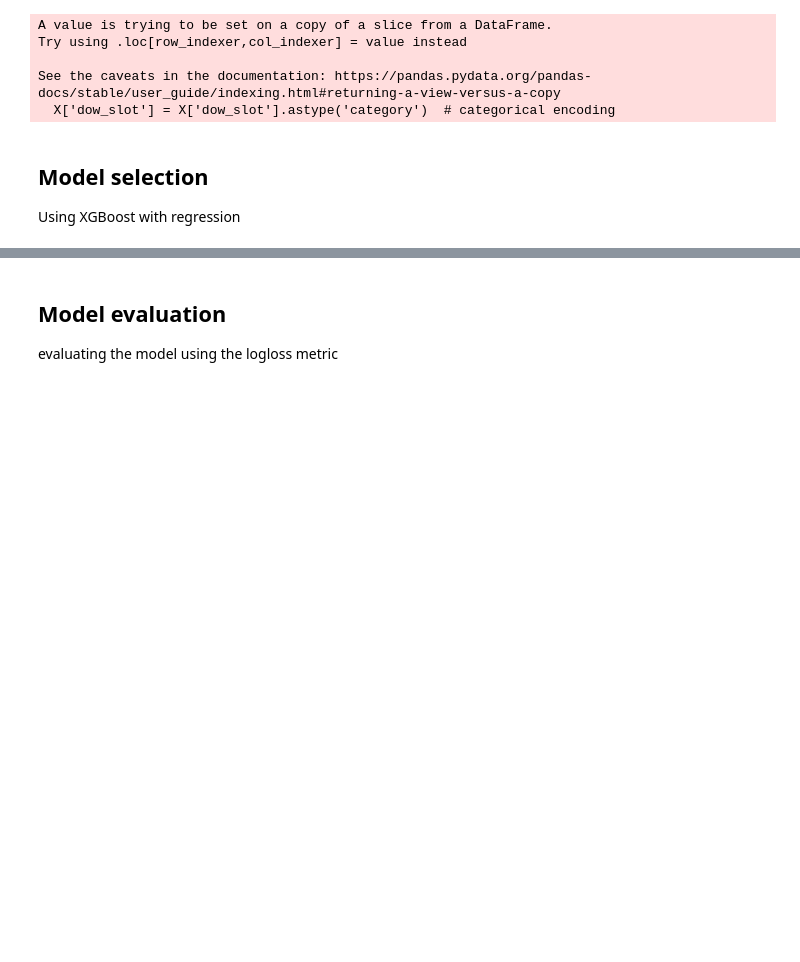
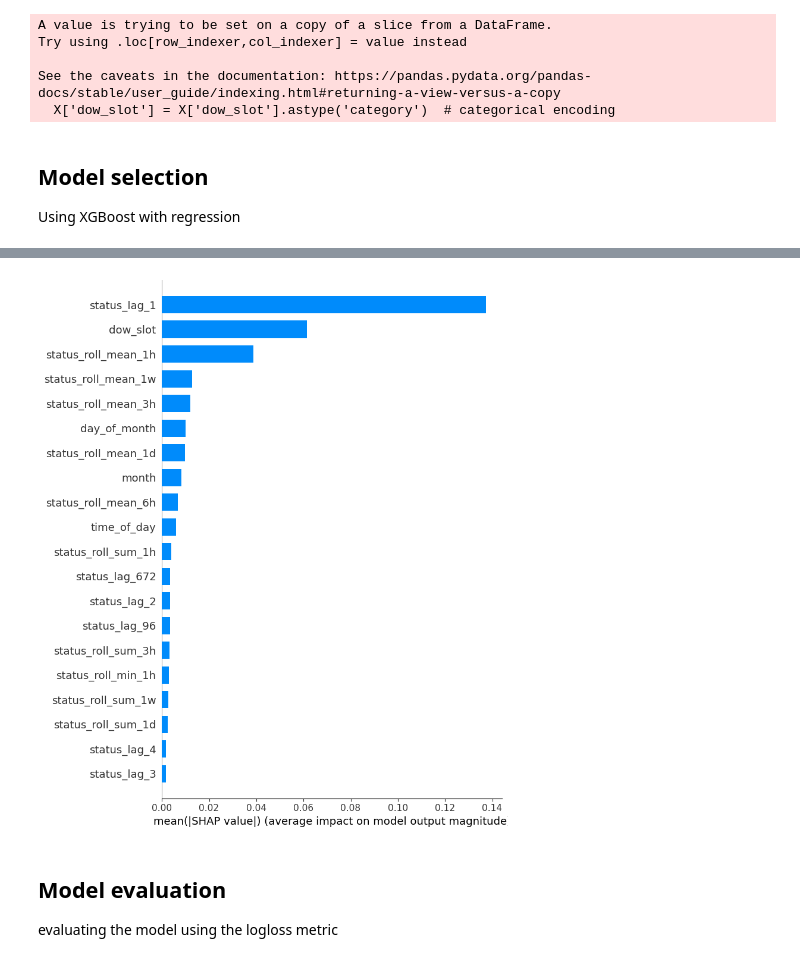
Before and after one commit to chenneman/CTC-advanced-data-science, a Jupyter notebook: XGboost.ipynb, the cells around one changed output, grey strips where cells are left out. Drawn from its saved outputs; the diff is of its cells as text; code cells hidden in the pictures; blank space fills up the shorter version.

```diff
--- a/XGboost.ipynb
+++ b/XGboost.ipynb
@@ -199,3 +215,7 @@ y_pred = np.clip(y_pred,0,1)
+# %%
+shap.summary_plot(shap_values, X_train, plot_type="bar")
+# %% [output]
+[figure, added]
 # %% [markdown]
 ## Model evaluation
 evaluating the model using the logloss metric
```
Also changed, not shown: parts of 9 cells of this notebook.
